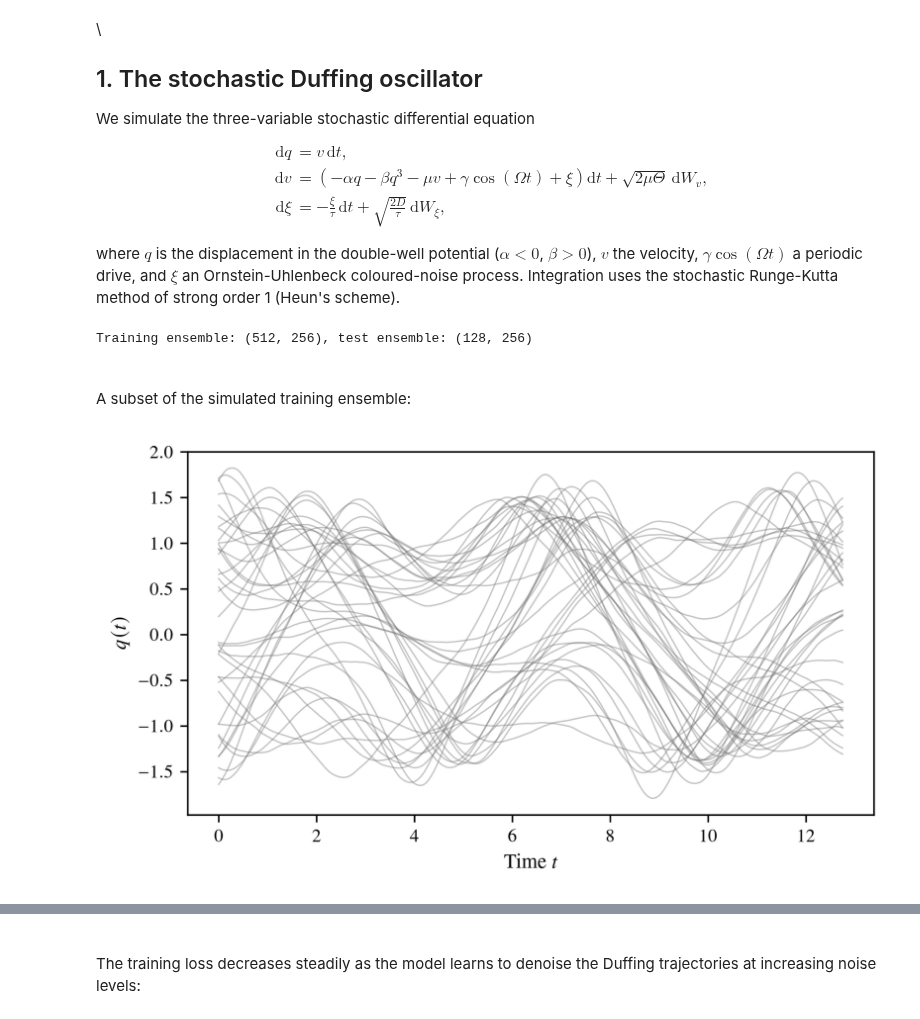
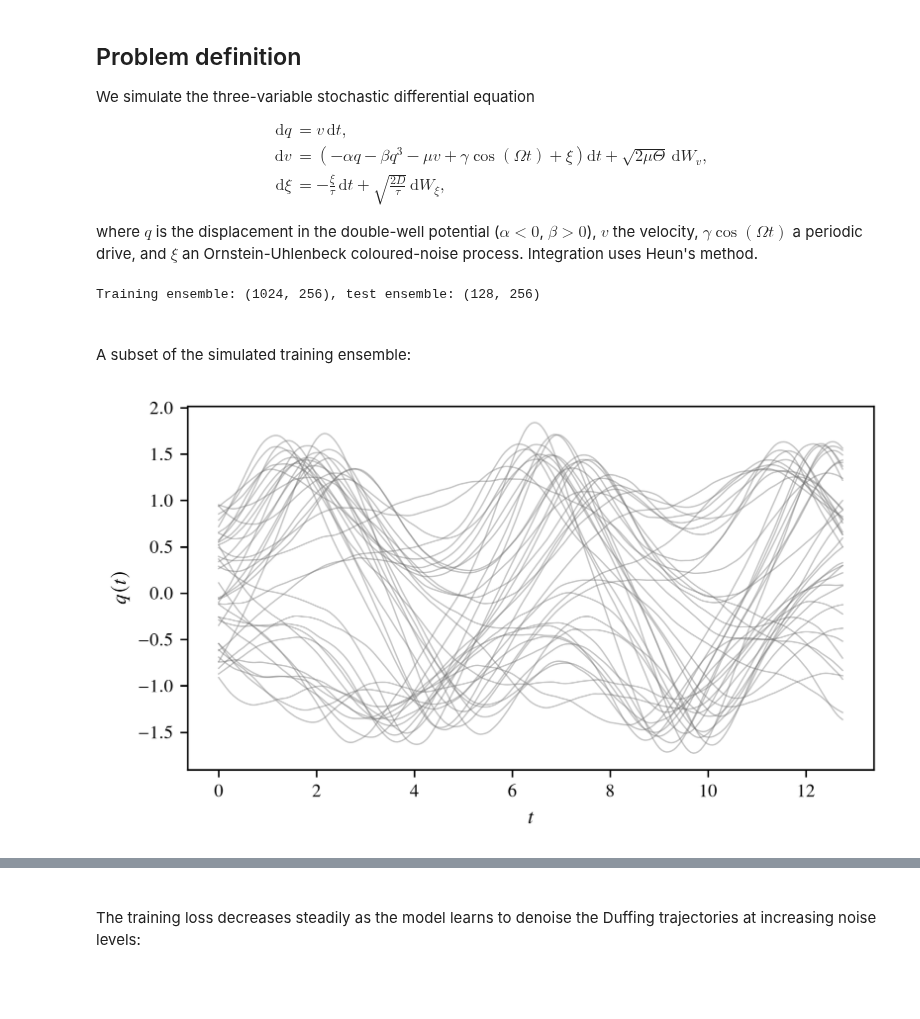
Before and after one commit to Neuromorphic-Spintronics/diffusion, a Jupyter notebook: notebooks/duffing_generation.ipynb, the cells around one changed output, grey strips where cells are left out. Saved outputs shown, nothing was run; the diff lists cells and outputs as text; code cells hidden in the pictures; blank space fills up the shorter version.

```diff
--- a/notebooks/duffing_generation.ipynb
+++ b/notebooks/duffing_generation.ipynb
@@ -39,8 +34,7 @@ configure_matplotlib()
 torch.manual_seed(42)
 np.random.seed(42)
 # %% [markdown]
-\
-## 1. The stochastic Duffing oscillator
+## Problem definition
 
 We simulate the three-variable stochastic differential equation
 
@@ -52,20 +46,19 @@ $$\begin{aligned}
 
 where $q$ is the displacement in the double-well potential ($\alpha < 0$,
 $\beta > 0$), $v$ the velocity, $\gamma\cos(\Omega t)$ a periodic drive, and
-$\xi$ an Ornstein-Uhlenbeck coloured-noise process. Integration uses the
-stochastic Runge-Kutta method of strong order 1 (Heun's scheme).
+$\xi$ an Ornstein-Uhlenbeck coloured-noise process. Integration uses Heun's method.
 # %%
-\
 @dataclass
 class DuffingParams:
-    alpha: float = -1.0   # linear stiffness (negative for double well)
-    beta: float = 1.0     # nonlinear stiffness
-    mu: float = 0.3       # damping
-    gamma: float = 0.5    # forcing amplitude
-    omega: float = 1.2    # forcing frequency
-    theta: float = 0.05   # white-noise temperature on velocity
-    D: float = 0.02       # coloured-noise intensity
-    tau: float = 0.5      # coloured-noise correlation time
+    alpha: float = -1.0  # linear stiffness (negative for double well)
+    beta: float = 1.0  # nonlinear stiffness
+    mu: float = 0.3  # damping
+    gamma: float = 0.5  # forcing amplitude
+    omega: float = 1.2  # forcing frequency
+    theta: float = 0.05  # white-noise temperature on velocity
+    D: float = 0.02  # coloured-noise intensity
+    tau: float = 0.5  # coloured-noise correlation time
+
 
 PARAMS = DuffingParams()
 DT = 0.05
@@ -74,21 +67,27 @@ N_STEPS = 256
 
 def _drift(state, t):
     q, v, xi = state
-    return np.array([
-        v,
-        -PARAMS.alpha * q - PARAMS.beta * q**3 - PARAMS.mu * v
-        + PARAMS.gamma * np.cos(PARAMS.omega * t) + xi,
-        -xi / PARAMS.tau,
-    ])
+    return np.array(
+        [
+            v,
+            -PARAMS.alpha * q
+            - PARAMS.beta * q**3
+            - PARAMS.mu * v
+            + PARAMS.gamma * np.cos(PARAMS.omega * t)
+            + xi,
+            -xi / PARAMS.tau,
+        ]
+    )
 
 
 def _diffusion():
-    return np.array([0.0, np.sqrt(2 * PARAMS.mu * PARAMS.theta),
-                     np.sqrt(2 * PARAMS.D / PARAMS.tau)])
+    return np.array(
+        [0.0, np.sqrt(2 * PARAMS.mu * PARAMS.theta), np.sqrt(2 * PARAMS.D / PARAMS.tau)]
+    )
 
 
 def simulate(q0, v0, seed=None):
-    '''Integrate one trajectory with Heun's method (strong order 1).'''
+    """Integrate one trajectory with Heun's method."""
     rng = np.random.default_rng(seed)
     state = np.array([q0, v0, 0.0])
     traj = np.empty(N_STEPS)
@@ -104,34 +103,33 @@ def simulate(q0, v0, seed=None):
 
 
 def generate_ensemble(n_trajectories, seed=42):
-    '''Ensemble with random initial conditions; returns (q0, trajectories).'''
+    """Ensemble with random initial conditions; returns (q0, v0, trajectories)."""
     rng = np.random.default_rng(seed)
-    q0s = rng.uniform(-1.8, 1.8, size=n_trajectories)
+    q0s = rng.uniform(-1.0, 1.0, size=n_trajectories)
     v0s = rng.uniform(-1.0, 1.0, size=n_trajectories)
-    trajectories = np.stack([
-        simulate(q0, v0, seed=seed + k) for k, (q0, v0) in enumerate(zip(q0s, v0s))
-    ])
-    return q0s.astype(np.float32), trajectories.astype(np.float32)
+    trajectories = np.stack(
+        [simulate(q0, v0, seed=seed + k) for k, (q0, v0) in enumerate(zip(q0s, v0s, strict=True))]
+    )
+    return (q0s.astype(np.float32), v0s.astype(np.float32), trajectories.astype(np.float32))
 
 
-q0_train, data_train = generate_ensemble(n_trajectories=512, seed=42)
-q0_test, data_test = generate_ensemble(n_trajectories=128, seed=10_000)
+q0_train, v0_train, data_train = generate_ensemble(n_trajectories=1024, seed=42)
+q0_test, v0_test, data_test = generate_ensemble(n_trajectories=128, seed=10_000)
 print(f"Training ensemble: {data_train.shape}, test ensemble: {data_test.shape}")
 # %% [output]
-Training ensemble: (512, 256), test ensemble: (128, 256)
+Training ensemble: (1024, 256), test ensemble: (128, 256)
 # %% [markdown]
 \
 A subset of the simulated training ensemble:
 # %%
-\
 t = np.arange(N_STEPS) * DT
 
 fig, ax = plt.subplots(figsize=(6, 3.2))
 for trajectory in data_train[:40]:
     ax.plot(t, trajectory, color=REFERENCE_COLOUR, lw=0.7, alpha=0.4)
-ax.set_xlabel(r"Time $t$")
+ax.set_xlabel(r"$t$")
 ax.set_ylabel(r"$q(t)$")
 plt.show()
 # %% [output]
-[figure, old version]
+[figure, new version]
 # %% [markdown]
```
Also changed, not shown: parts of 11 cells of this notebook, 50 other files.
